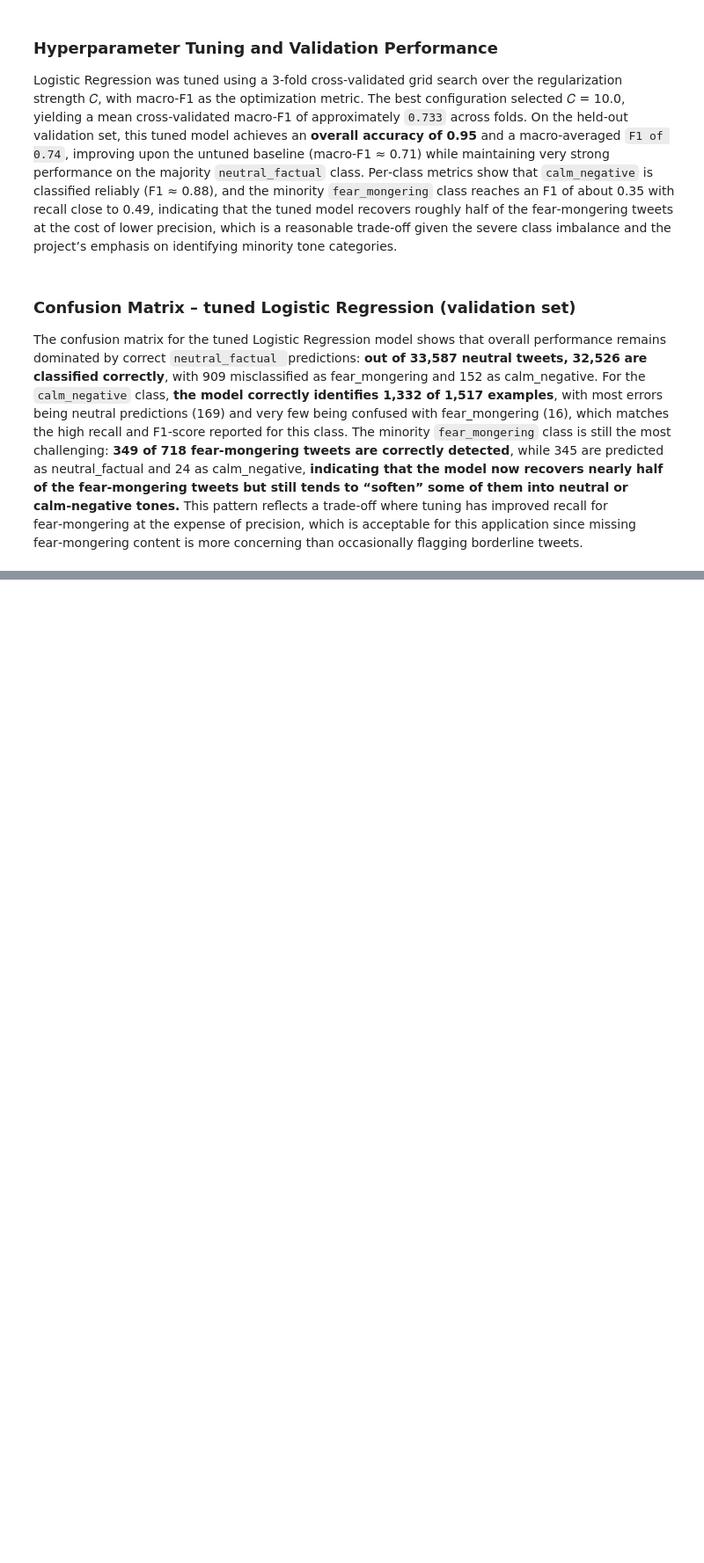
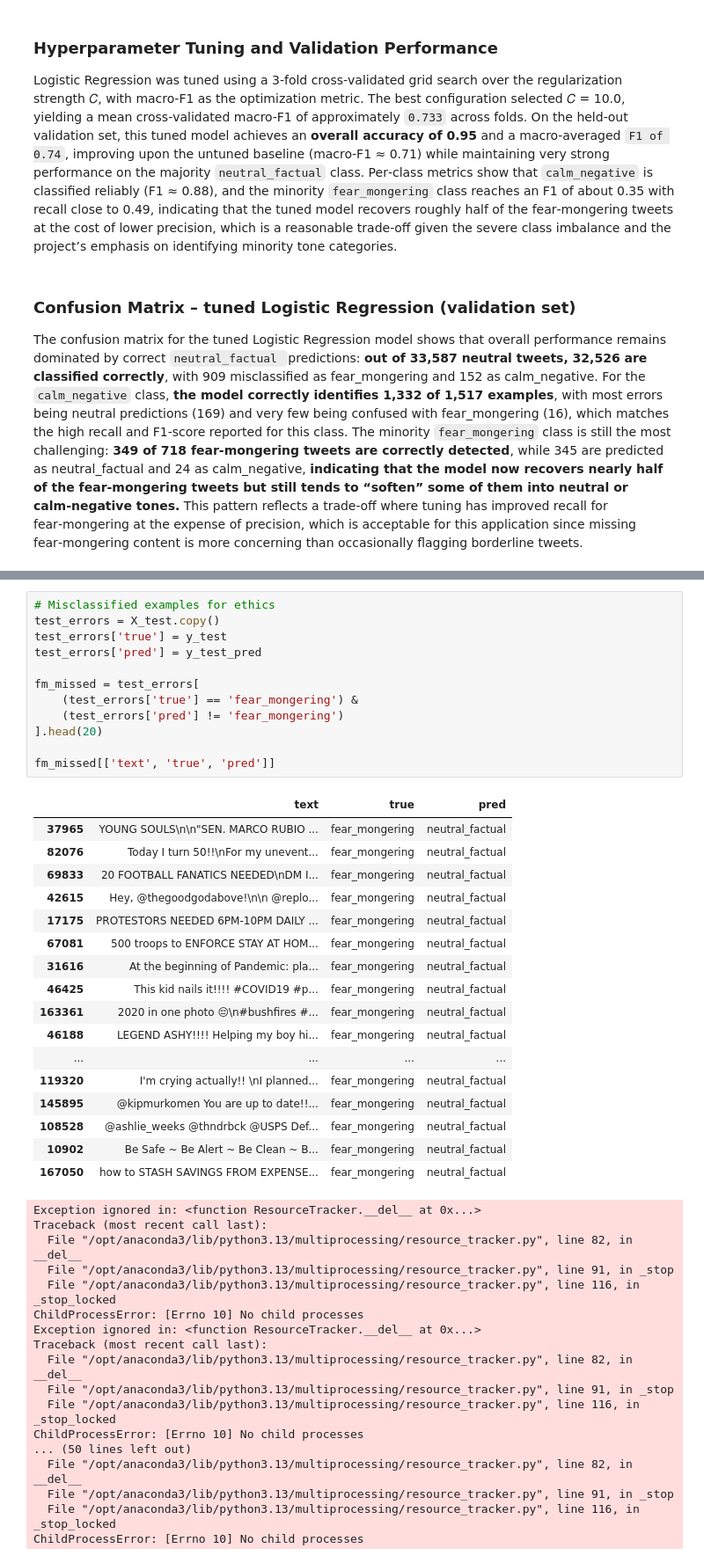
Before and after one commit to clarissecasicarino/sentiment-classifier, a Jupyter notebook: notebooks/classification_capstone.ipynb, the cells around one changed output, grey strips where cells are left out. Shown at 88% size. Cells and saved outputs as stored; diff of their text form; blank space fills up the shorter version.

```diff
--- a/notebooks/classification_capstone.ipynb
+++ b/notebooks/classification_capstone.ipynb
@@ -1234,0 +1288,47 @@ The confusion matrix for the tuned Logistic Regression model shows that overall
+# %%
+# Misclassified examples for ethics
+test_errors = X_test.copy()
+test_errors['true'] = y_test
+test_errors['pred'] = y_test_pred
+
+fm_missed = test_errors[
+    (test_errors['true'] == 'fear_mongering') &
+    (test_errors['pred'] != 'fear_mongering')
+].head(20)
+
+fm_missed[['text', 'true', 'pred']]
+# %% [output]
+|  | text | true | pred |
+| 37965 | YOUNG SOULS\n\n"SEN. MARCO RUBIO ... | fear_mongering | neutral_factual |
+| 82076 | Today I turn 50!!\nFor my unevent... | fear_mongering | neutral_factual |
+| 69833 | 20 FOOTBALL FANATICS NEEDED\nDM I... | fear_mongering | neutral_factual |
+| 42615 | Hey, @thegoodgodabove!\n\n @replo... | fear_mongering | neutral_factual |
+| 17175 | PROTESTORS NEEDED 6PM-10PM DAILY ... | fear_mongering | neutral_factual |
+| 67081 | 500 troops to ENFORCE STAY AT HOM... | fear_mongering | neutral_factual |
+| 31616 | At the beginning of Pandemic: pla... | fear_mongering | neutral_factual |
+| 46425 | This kid nails it!!!! #COVID19 #p... | fear_mongering | neutral_factual |
+| 163361 | 2020 in one photo 😔\n#bushfires #... | fear_mongering | neutral_factual |
+| 46188 | LEGEND ASHY!!!! Helping my boy hi... | fear_mongering | neutral_factual |
+| ... | ... | ... | ... |
+| 119320 | I'm crying actually!! \nI planned... | fear_mongering | neutral_factual |
+| 145895 | @kipmurkomen You are up to date!!... | fear_mongering | neutral_factual |
+| 108528 | @ashlie_weeks @thndrbck @USPS Def... | fear_mongering | neutral_factual |
+| 10902 | Be Safe ~ Be Alert ~ Be Clean ~ B... | fear_mongering | neutral_factual |
+| 167050 | how to STASH SAVINGS FROM EXPENSE... | fear_mongering | neutral_factual |
+Exception ignored in: <function ResourceTracker.__del__ at 0x...>
+Traceback (most recent call last):
+  File "/opt/anaconda3/lib/python3.13/multiprocessing/resource_tracker.py", line 82, in __del__
+  File "/opt/anaconda3/lib/python3.13/multiprocessing/resource_tracker.py", line 91, in _stop
+  File "/opt/anaconda3/lib/python3.13/multiprocessing/resource_tracker.py", line 116, in _stop_locked
+ChildProcessError: [Errno 10] No child processes
+Exception ignored in: <function ResourceTracker.__del__ at 0x...>
+Traceback (most recent call last):
+  File "/opt/anaconda3/lib/python3.13/multiprocessing/resource_tracker.py", line 82, in __del__
+  File "/opt/anaconda3/lib/python3.13/multiprocessing/resource_tracker.py", line 91, in _stop
+  File "/opt/anaconda3/lib/python3.13/multiprocessing/resource_tracker.py", line 116, in _stop_locked
+ChildProcessError: [Errno 10] No child processes
+... (50 lines left out)
+  File "/opt/anaconda3/lib/python3.13/multiprocessing/resource_tracker.py", line 82, in __del__
+  File "/opt/anaconda3/lib/python3.13/multiprocessing/resource_tracker.py", line 91, in _stop
+  File "/opt/anaconda3/lib/python3.13/multiprocessing/resource_tracker.py", line 116, in _stop_locked
+ChildProcessError: [Errno 10] No child processes
```
Also changed, not shown: parts of 5 cells of this notebook.
